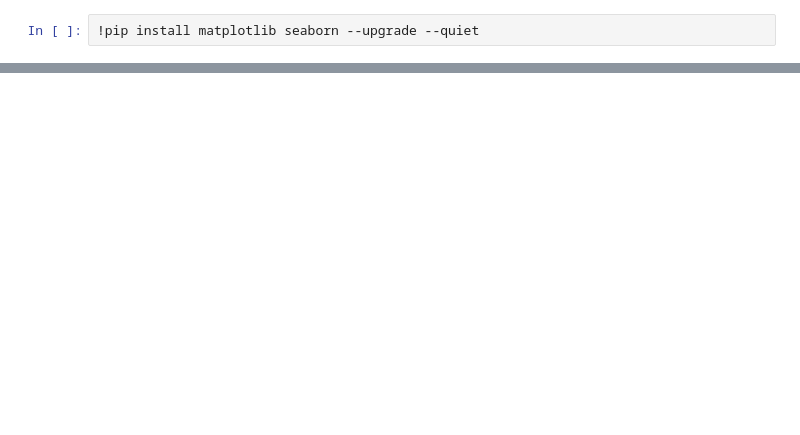
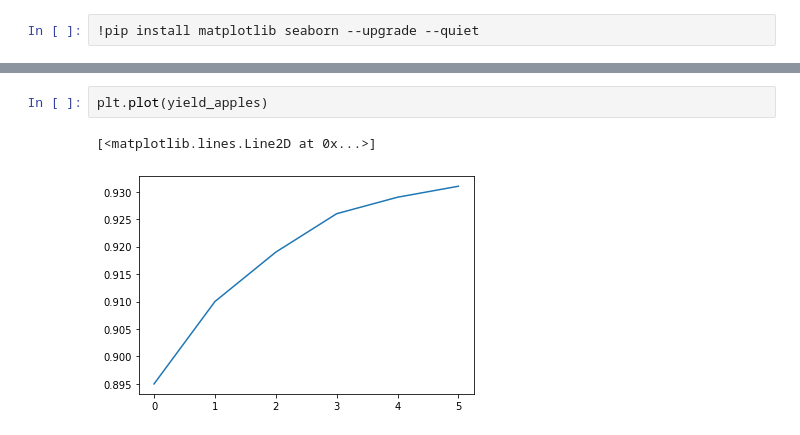
Before and after one commit to CarlosViniMSouza/DataAnalysisWithPython, a Jupyter notebook: notebooks/L04_Matplotlib.ipynb, the cells around one changed output, grey strips where cells are left out. Drawn from its saved outputs; the diff is of its cells as text; blank space fills up the shorter version.

```diff
--- a/notebooks/L04_Matplotlib.ipynb
+++ b/notebooks/L04_Matplotlib.ipynb
@@ -14,0 +25,5 @@ plt.plot(yield_apples)
+# %%
+plt.plot(yield_apples)
+# %% [output]
+[<matplotlib.lines.Line2D at 0x...>]
+[figure, added]
```
Also changed, not shown: parts of 5 cells of this notebook, 2 other files.
